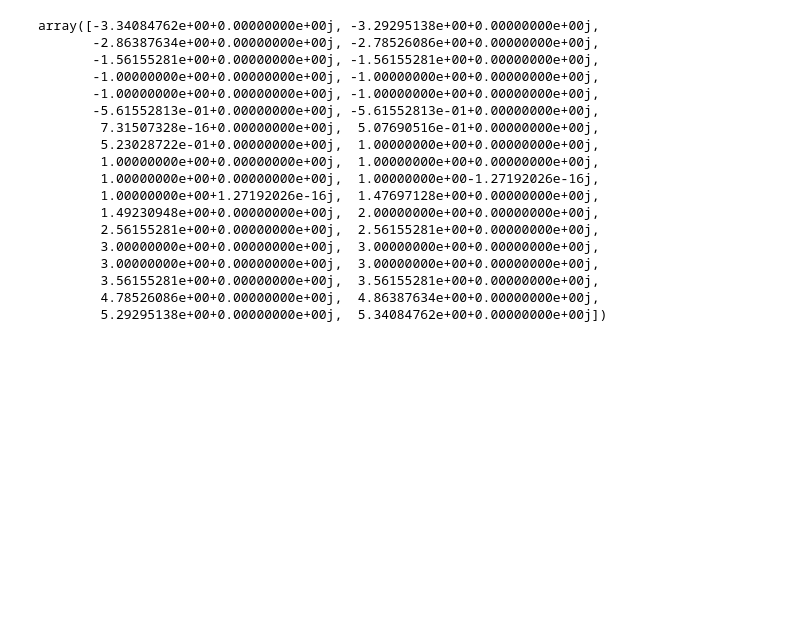
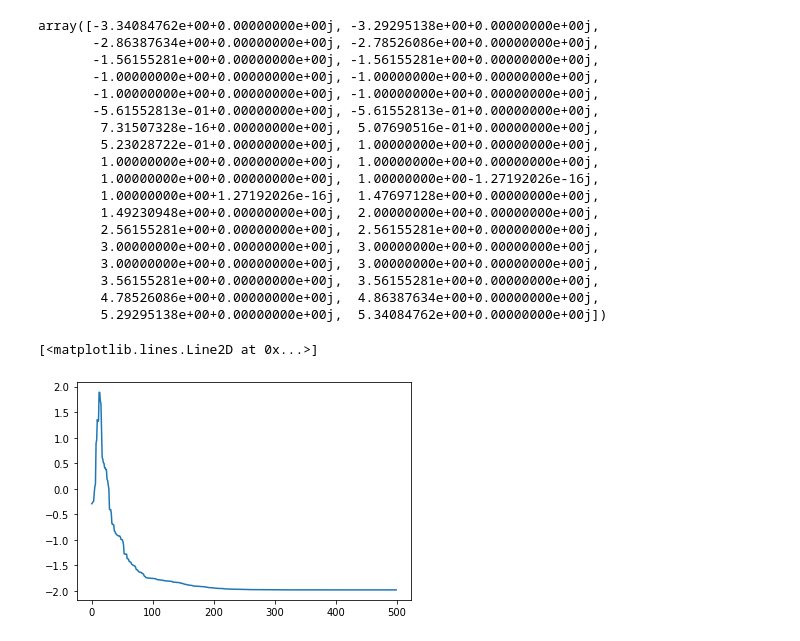
Before and after one commit to immoth/Hubbard_summetries, a Jupyter notebook: VQE_from_matrix.ipynb, the cells around one changed output. Saved outputs shown, nothing was run; the diff lists cells and outputs as text; code cells hidden in the pictures; blank space fills up the shorter version.

```diff
--- a/VQE_from_matrix.ipynb
+++ b/VQE_from_matrix.ipynb
@@ -440,0 +453,16 @@ array([-3.34084762e+00+0.00000000e+00j, -3.29295138e+00+0.00000000e+00j,
+# %%
+import pickle
+
+file_to_read = open("VQE_Example.pickle", "rb")
+
+loaded_object = pickle.load(file_to_read)
+# %%
+import matplotlib.pyplot as plt
+
+El = [loaded_object[i]['E'] for i in range(len(loaded_object))]
+tl = [i for i in range(len(El))]
+
+plt.plot(tl,El)
+# %% [output]
+[<matplotlib.lines.Line2D at 0x...>]
+[figure, added]
```
Also changed, not shown: parts of 13 cells of this notebook, 5 other files.
